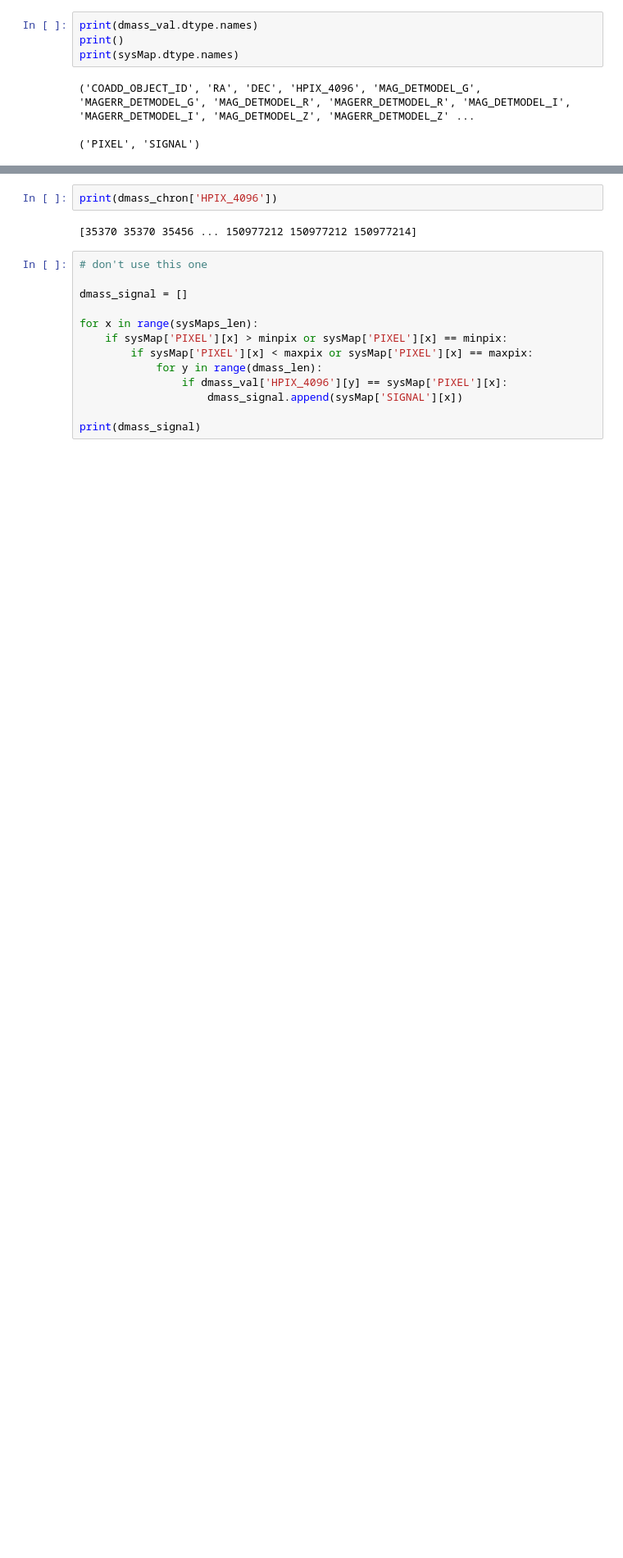
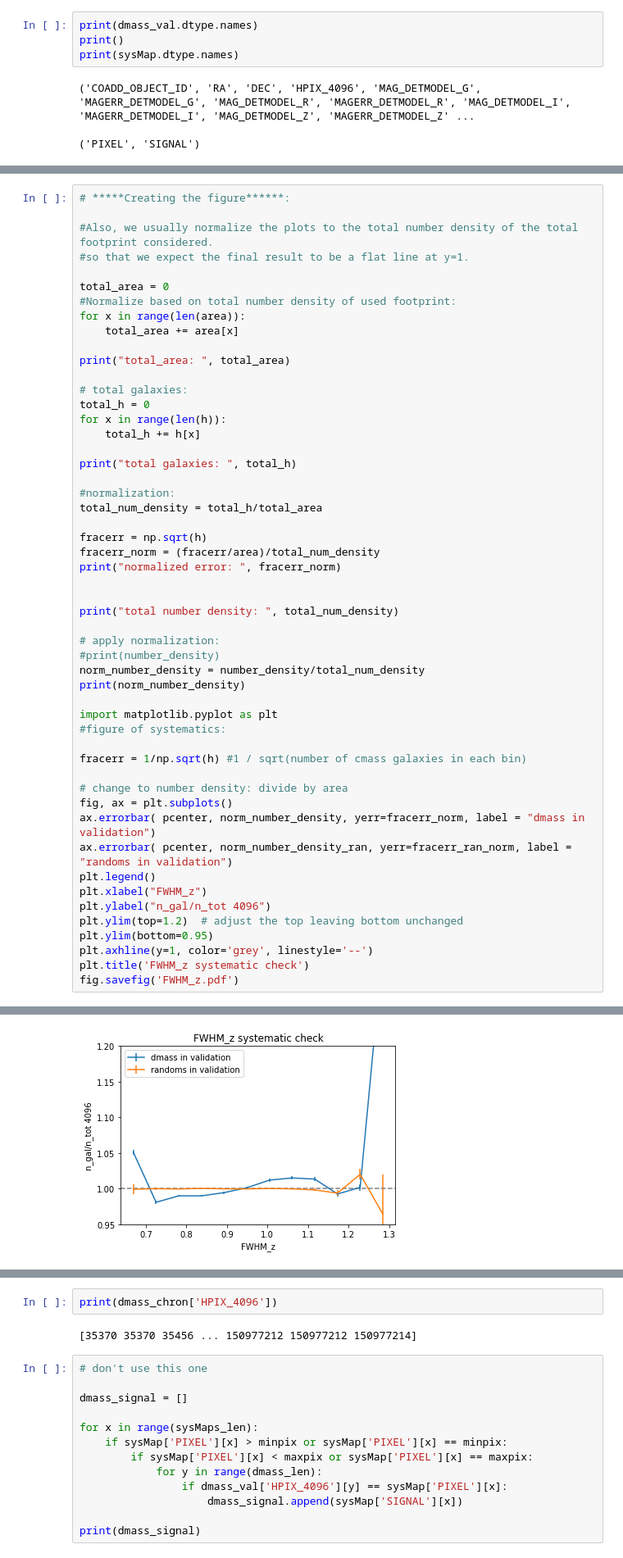
Before and after one commit to sujeong-lee/DMASS, a Jupyter notebook: code_py3/Systematics.ipynb, the cells around one changed output, grey strips where cells are left out. Shown at 82% size. Cells and saved outputs as stored; diff of their text form; blank space fills up the shorter version.

```diff
--- a/code_py3/Systematics.ipynb
+++ b/code_py3/Systematics.ipynb
@@ -257,0 +499,53 @@ print(sysMap.dtype.names)
+# %%
+# *****Creating the figure******:
+
+#Also, we usually normalize the plots to the total number density of the total footprint considered.
+#so that we expect the final result to be a flat line at y=1.
+
+total_area = 0
+#Normalize based on total number density of used footprint:
+for x in range(len(area)):
+    total_area += area[x]
+
+print("total_area: ", total_area)
+
+# total galaxies:
+total_h = 0
+for x in range(len(h)):
+    total_h += h[x]
+
+print("total galaxies: ", total_h)
+
+#normalization:
+total_num_density = total_h/total_area
+
+fracerr = np.sqrt(h)
+fracerr_norm = (fracerr/area)/total_num_density
+print("normalized error: ", fracerr_norm)
+
+
+print("total number density: ", total_num_density)
+
+# apply normalization:
+#print(number_density)
+norm_number_density = number_density/total_num_density
+print(norm_number_density)
+
+import matplotlib.pyplot as plt
+#figure of systematics:
+
+fracerr = 1/np.sqrt(h) #1 / sqrt(number of cmass galaxies in each bin)
+
+# change to number density: divide by area
+fig, ax = plt.subplots()
+ax.errorbar( pcenter, norm_number_density, yerr=fracerr_norm, label = "dmass in validation")
+ax.errorbar( pcenter, norm_number_density_ran, yerr=fracerr_ran_norm, label = "randoms in validation")
+plt.legend()
+plt.xlabel("FWHM_z")
+plt.ylabel("n_gal/n_tot 4096")
+plt.ylim(top=1.2)  # adjust the top leaving bottom unchanged
+plt.ylim(bottom=0.95)
+plt.axhline(y=1, color='grey', linestyle='--')
+plt.title('FWHM_z systematic check')
+fig.savefig('FWHM_z.pdf')
+# %% [output]
@@ -257,0 +559 @@ print(sysMap.dtype.names)
+[figure, added]
```
Also changed, not shown: parts of 15 cells of this notebook.
